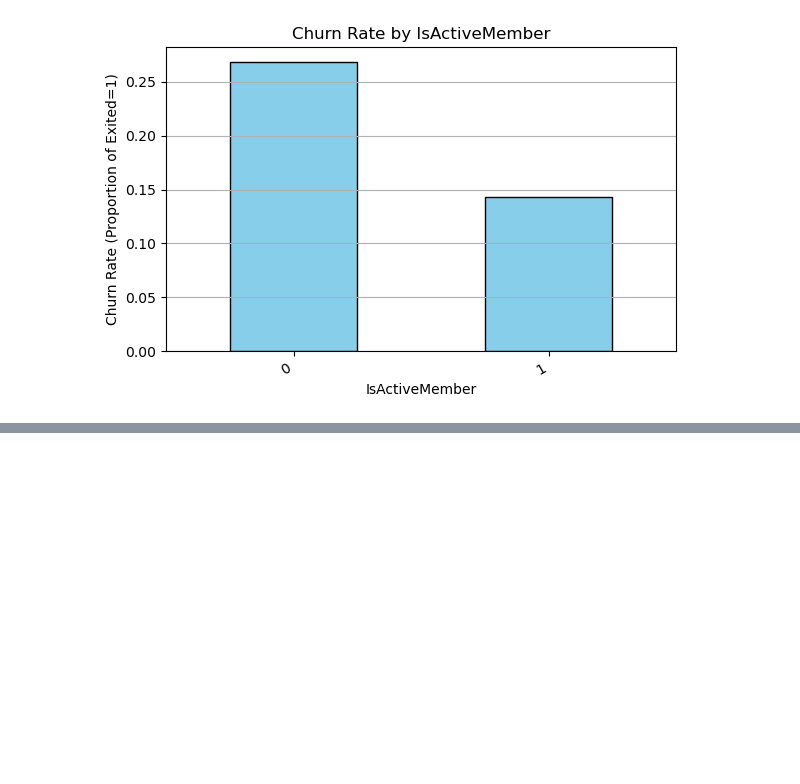
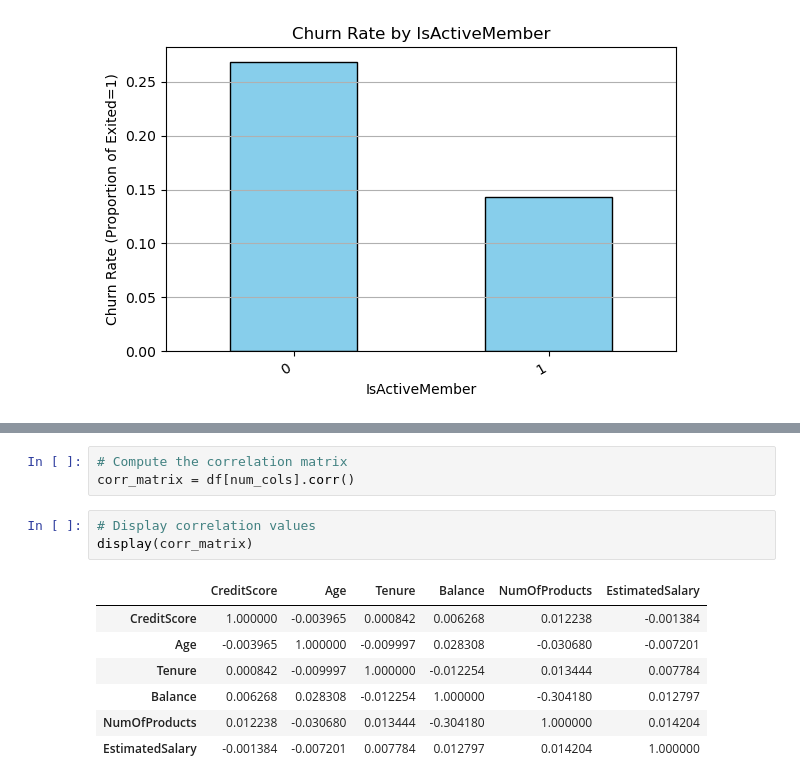
Before and after one commit to Sicheng115/CustomerChurn, a Jupyter notebook: notebooks/EDA.ipynb, the cells around one changed output, grey strips where cells are left out. Cells and saved outputs as stored; diff of their text form; blank space fills up the shorter version.

```diff
--- a/customerChurn.ipynb
+++ b/notebooks/EDA.ipynb
@@ -276,0 +280,14 @@ for col in cat_cols:
+# %%
+# Compute the correlation matrix
+corr_matrix = df[num_cols].corr()
+# %%
+# Display correlation values
+display(corr_matrix)
+# %% [output]
+|  | CreditScore | Age | Tenure | Balance | NumOfProducts | EstimatedSalary |
+| CreditScore | 1.000000 | -0.003965 | 0.000842 | 0.006268 | 0.012238 | -0.001384 |
+| Age | -0.003965 | 1.000000 | -0.009997 | 0.028308 | -0.030680 | -0.007201 |
+| Tenure | 0.000842 | -0.009997 | 1.000000 | -0.012254 | 0.013444 | 0.007784 |
+| Balance | 0.006268 | 0.028308 | -0.012254 | 1.000000 | -0.304180 | 0.012797 |
+| NumOfProducts | 0.012238 | -0.030680 | 0.013444 | -0.304180 | 1.000000 | 0.014204 |
+| EstimatedSalary | -0.001384 | -0.007201 | 0.007784 | 0.012797 | 0.014204 | 1.000000 |
```
Also changed, not shown: parts of 6 cells of this notebook, 2 other files.
